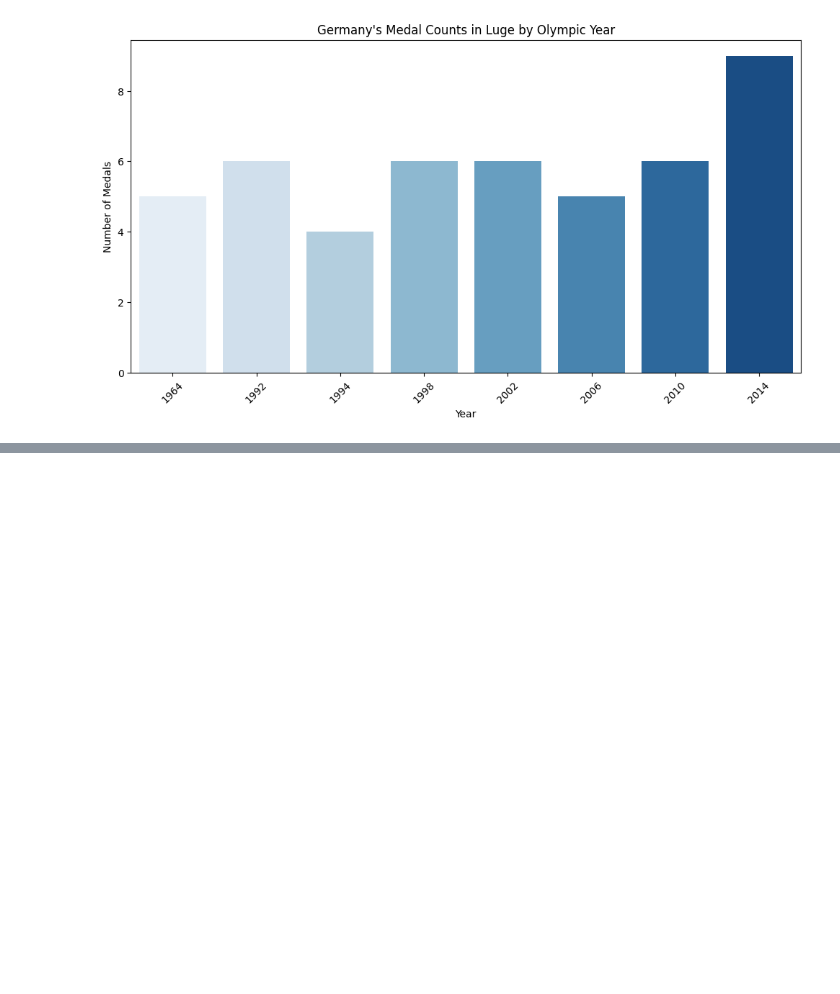
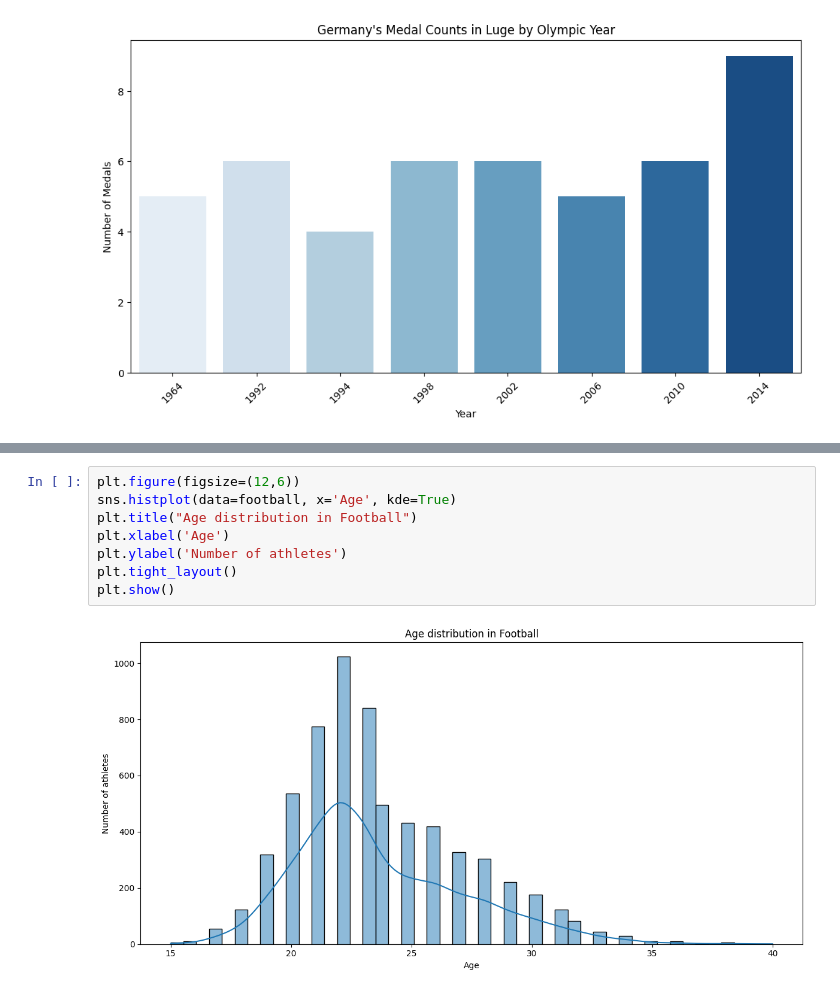
Before and after one commit to SebastianPetersson/Project_OS, a Jupyter notebook: Projekt_OS_Tyskland.ipynb, the cells around one changed output, grey strips where cells are left out. Saved outputs shown, nothing was run; the diff lists cells and outputs as text; blank space fills up the shorter version.

```diff
--- a/Projekt_OS_Tyskland.ipynb
+++ b/Projekt_OS_Tyskland.ipynb
@@ -112,0 +129,10 @@ Passing `palette` without assigning `hue` is deprecated and will be removed in v
+# %%
+plt.figure(figsize=(12,6))
+sns.histplot(data=football, x='Age', kde=True)
+plt.title("Age distribution in Football")
+plt.xlabel('Age')
+plt.ylabel('Number of athletes')
+plt.tight_layout()
+plt.show()
+# %% [output]
+[figure, added]
```
Also changed, not shown: parts of 1 cell of this notebook.
